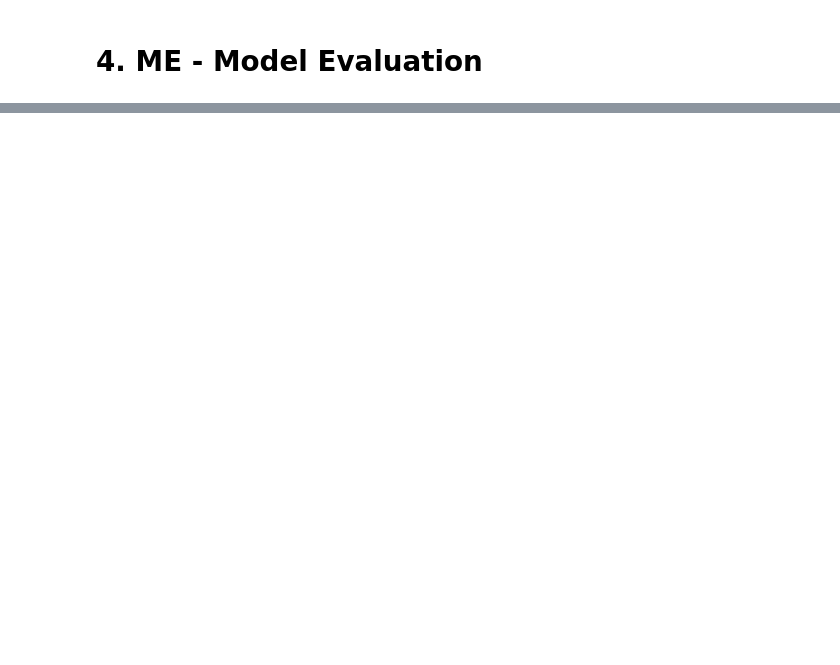
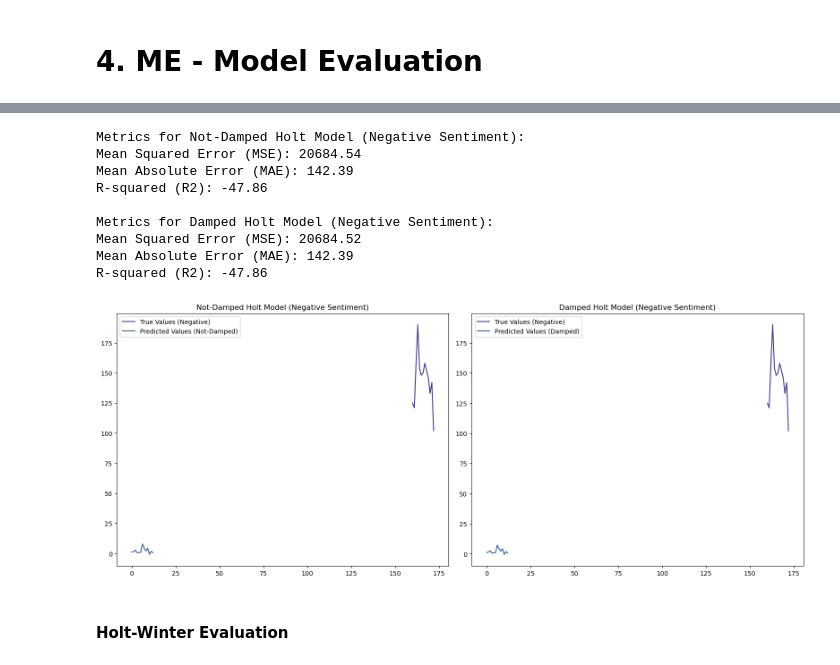
Before and after one commit to PPortela00/Recommendation-System---, a Jupyter notebook: NLP&TS/TS.ipynb, the cells around one changed output, grey strips where cells are left out. Drawn from its saved outputs; the diff is of its cells as text; code cells hidden in the pictures; blank space fills up the shorter version.

```diff
--- a/NLP&TS/TS.ipynb
+++ b/NLP&TS/TS.ipynb
@@ -458,0 +647,57 @@ display(LineaRegression_neg.score(X_train_neg, y_train_neg))
+# %%
+# Make predictions on the test set for the not-damped Holt model
+y_pred_not_damped_neg = Holt_NotDamped_neg_results.predict(start=0, end=len(neg_test)-1)
+
+# Evaluation metrics for not-damped Holt model
+mse_not_damped_neg = mean_squared_error(y_test_neg, y_pred_not_damped_neg)
+mae_not_damped_neg = mean_absolute_error(y_test_neg, y_pred_not_damped_neg)
+r2_not_damped_neg = r2_score(y_test_neg, y_pred_not_damped_neg)
+
+print("Metrics for Not-Damped Holt Model (Negative Sentiment):")
+print(f'Mean Squared Error (MSE): {mse_not_damped_neg:.2f}')
+print(f'Mean Absolute Error (MAE): {mae_not_damped_neg:.2f}')
+print(f'R-squared (R2): {r2_not_damped_neg:.2f}')
+
+# Make predictions on the test set for the damped Holt model
+y_pred_damped_neg = Holt_Damped_results.predict(start=0, end=len(neg_test)-1)
+
+# Evaluation metrics for damped Holt model
+mse_damped_neg = mean_squared_error(y_test_neg, y_pred_damped_neg)
+mae_damped_neg = mean_absolute_error(y_test_neg, y_pred_damped_neg)
+r2_damped_neg = r2_score(y_test_neg, y_pred_damped_neg)
+
+print("\nMetrics for Damped Holt Model (Negative Sentiment):")
+print(f'Mean Squared Error (MSE): {mse_damped_neg:.2f}')
+print(f'Mean Absolute Error (MAE): {mae_damped_neg:.2f}')
+print(f'R-squared (R2): {r2_damped_neg:.2f}')
+
+# Plotting for not-damped Holt model
+plt.subplot(1, 2, 1)
+plt.plot(y_test_neg, label='True Values (Negative)')
+plt.plot(y_pred_not_damped_neg, label='Predicted Values (Not-Damped)')
+plt.legend()
+plt.title('Not-Damped Holt Model (Negative Sentiment)')
+
+# Plotting for damped Holt model
+plt.subplot(1, 2, 2)
+plt.plot(y_test_neg, label='True Values (Negative)')
+plt.plot(y_pred_damped_neg, label='Predicted Values (Damped)')
+plt.legend()
+plt.title('Damped Holt Model (Negative Sentiment)')
+
+plt.tight_layout()  # Adjust layout for better spacing
+plt.subplots_adjust(bottom=0.5)  # Adjust the bottom margin
+plt.show()
+# %% [output]
+Metrics for Not-Damped Holt Model (Negative Sentiment):
+Mean Squared Error (MSE): 20684.54
+Mean Absolute Error (MAE): 142.39
+R-squared (R2): -47.86
+
+Metrics for Damped Holt Model (Negative Sentiment):
+Mean Squared Error (MSE): 20684.52
+Mean Absolute Error (MAE): 142.39
+R-squared (R2): -47.86
+[figure, added]
+# %% [markdown]
+#### Holt-Winter Evaluation
```
Also changed, not shown: parts of 32 cells of this notebook.
